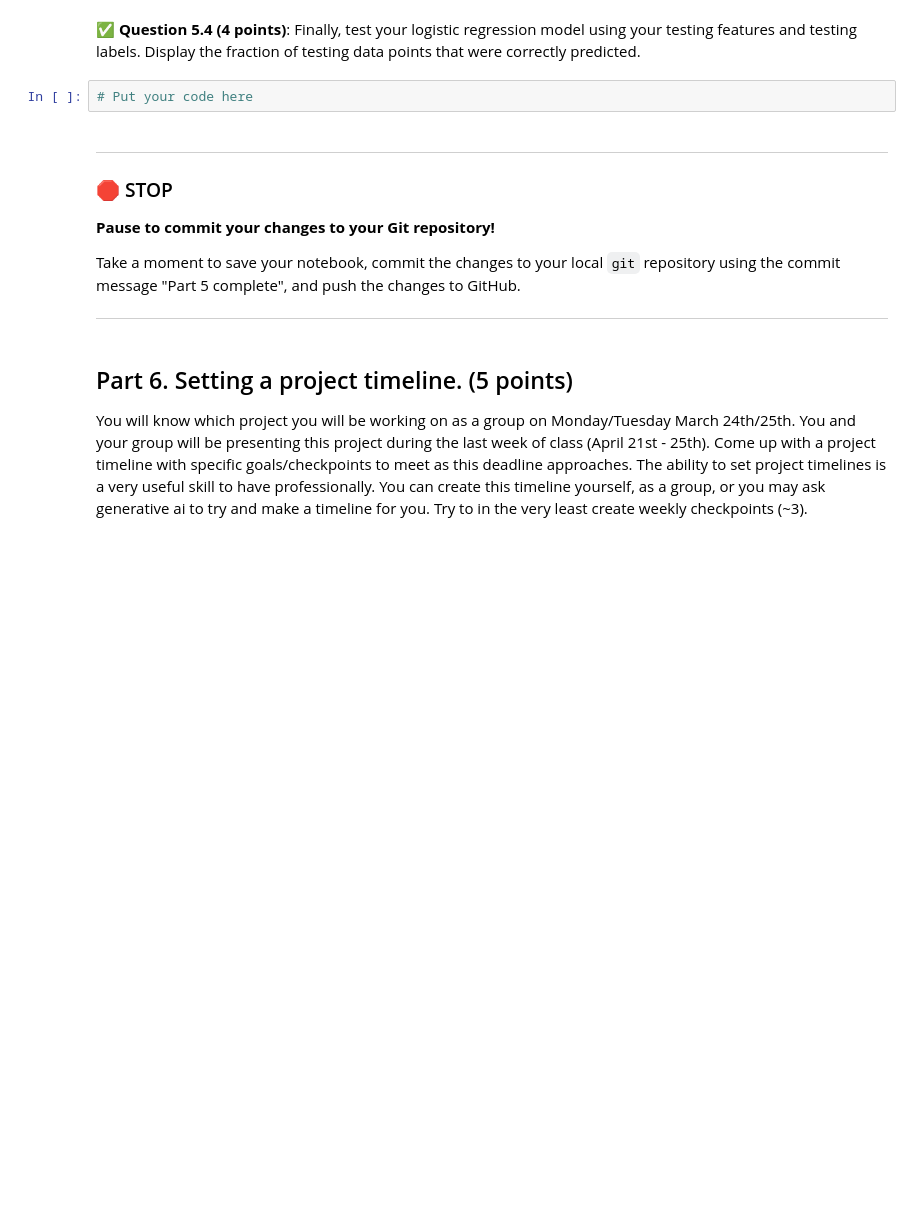
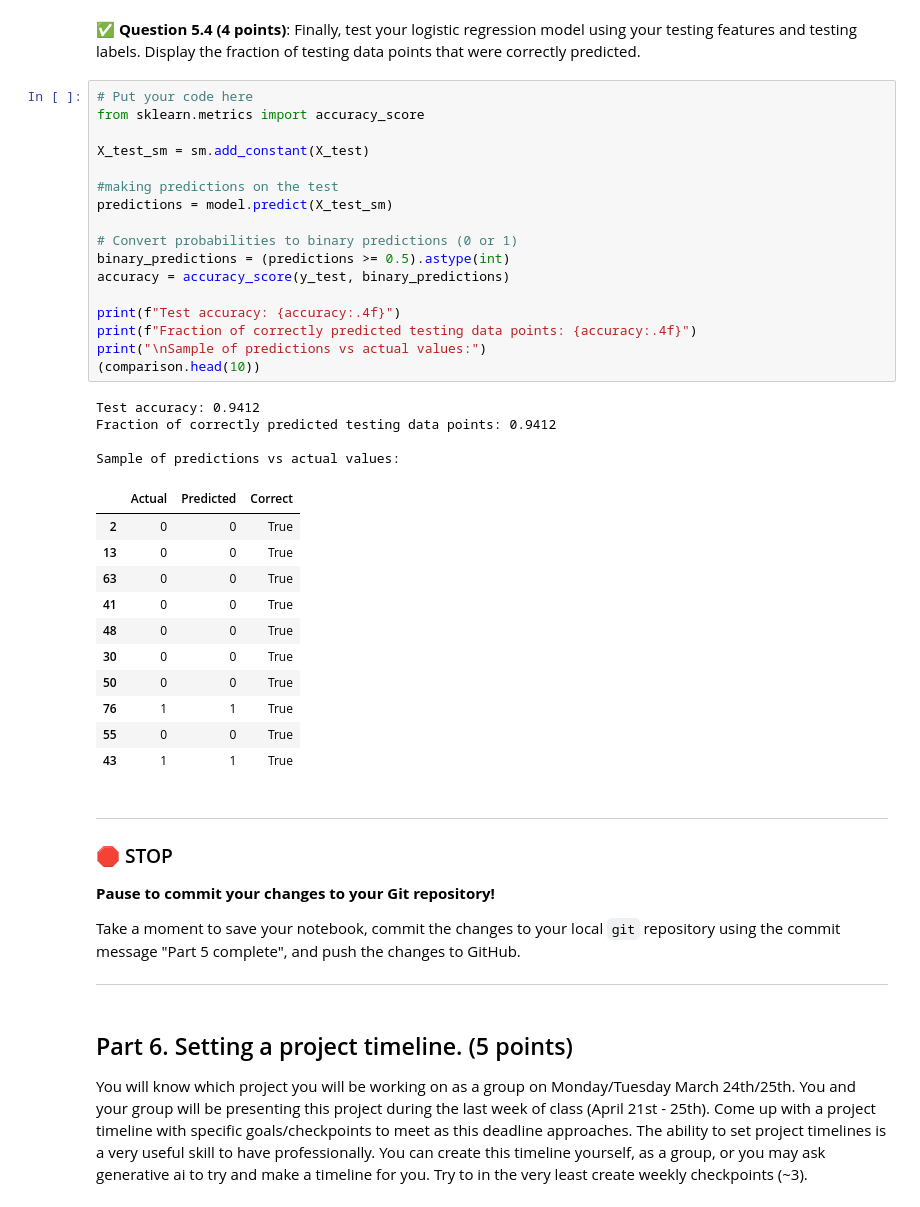
Before and after one commit to yashikaadesai/CMSE202-S25-turnin, a Jupyter notebook: hw-03/HW-03_Regression-S25-STUDENT.ipynb, the cells around one changed output. Cells and saved outputs as stored; diff of their text form; blank space fills up the shorter version.

```diff
--- a/hw-03/HW-03_Regression-S25-STUDENT.ipynb
+++ b/hw-03/HW-03_Regression-S25-STUDENT.ipynb
@@ -478,7 +568,38 @@ Create a `Pandas` `Series` called `labels` which has data from the `Chocolate` c
 # %% [markdown]
 &#9989;  **Question 5.4 (4 points)**: Finally, test your logistic regression model using your testing features and testing labels. Display the fraction of testing data points that were correctly predicted.
-# %%
-# Put your code here
+# %%
+# Put your code here
+from sklearn.metrics import accuracy_score
+
+X_test_sm = sm.add_constant(X_test)
+
+#making predictions on the test
+predictions = model.predict(X_test_sm)
+
+# Convert probabilities to binary predictions (0 or 1)
+binary_predictions = (predictions >= 0.5).astype(int)
+accuracy = accuracy_score(y_test, binary_predictions)
+
+print(f"Test accuracy: {accuracy:.4f}")
+print(f"Fraction of correctly predicted testing data points: {accuracy:.4f}")
+print("\nSample of predictions vs actual values:")
+(comparison.head(10))
+# %% [output]
+Test accuracy: 0.9412
+Fraction of correctly predicted testing data points: 0.9412
+
+Sample of predictions vs actual values:
+|  | Actual | Predicted | Correct |
+| 2 | 0 | 0 | True |
+| 13 | 0 | 0 | True |
+| 63 | 0 | 0 | True |
+| 41 | 0 | 0 | True |
+| 48 | 0 | 0 | True |
+| 30 | 0 | 0 | True |
+| 50 | 0 | 0 | True |
+| 76 | 1 | 1 | True |
+| 55 | 0 | 0 | True |
+| 43 | 1 | 1 | True |
 # %% [markdown]
 ---
 ### &#128721; STOP
```
Also changed, not shown: parts of 10 cells of this notebook.
